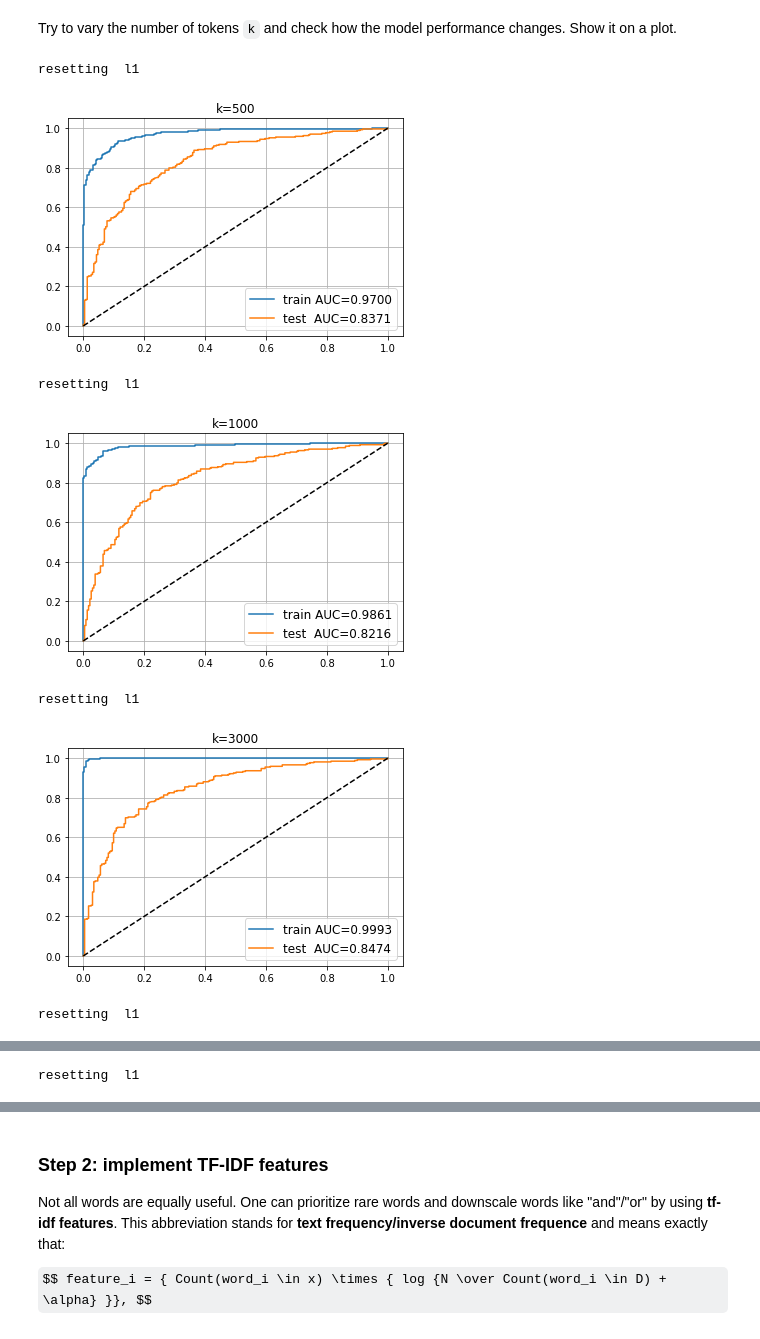
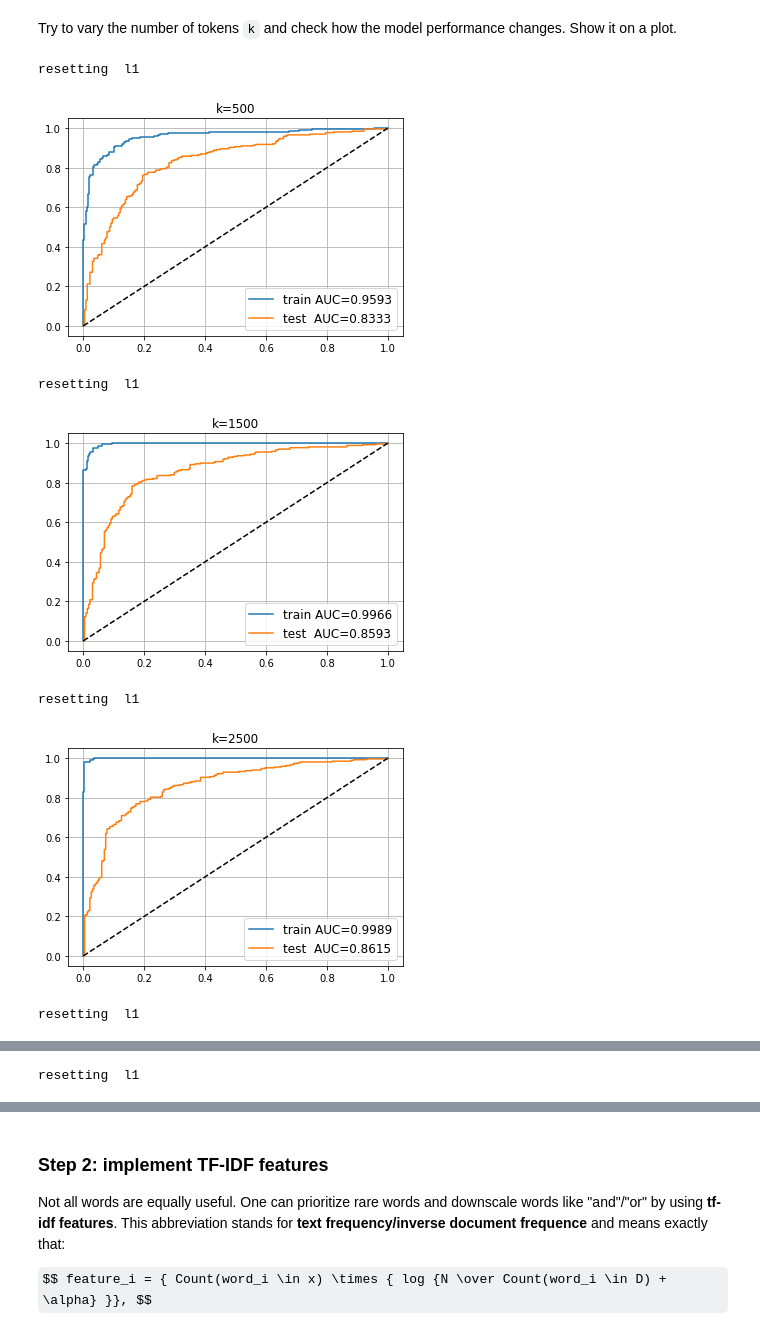
Before and after one commit to SnetkovR/made_nlp_course, a Jupyter notebook: homeworks/homework01_word_vectors/homework01_texts.ipynb, the cells around one changed output, grey strips where cells are left out. Saved outputs shown, nothing was run; the diff lists cells and outputs as text; code cells hidden in the pictures; some formulas as TeX source.

```diff
--- a/homeworks/homework01_word_vectors/homework01_texts.ipynb
+++ b/homeworks/homework01_word_vectors/homework01_texts.ipynb
@@ -102,7 +111,7 @@ print(k)
 # %%
 def text_to_bow(text):
     """ convert text string to an array of token counts. Use bow_vocabulary. """
-    vec = [0 for i in range(k)]
+    vec = np.zeros(k)
     for word in text.split():
         if word in bow_vocabulary:
             vec[bow_vocabulary.index(word)] += 1
@@ -278,15 +287 @@ Sequential(
 )
-# %%
-from sklearn.metrics import roc_auc_score, roc_curve
-
-for name, X, y, model in [
-    ('train', X_train_bow_torch, y_train, model),
-    ('test ', X_test_bow_torch, y_test, model)
-]:
-    proba = model(X).detach().cpu().numpy()[:, 1]
-    auc = roc_auc_score(y, proba)
-    plt.plot(*roc_curve(y, proba)[:2], label='%s AUC=%.4f' % (name, auc))
-
-plt.plot([0, 1], [0, 1], '--', color='black',)
-plt.legend(fontsize='large')
-plt.grid()
@@ -295,7 +294,7 @@ plt.grid()
 # %% [markdown]
 Try to vary the number of tokens `k` and check how the model performance changes. Show it on a plot.
 # %%
-for k in [500, 1000, 3000, 5000, 6000]:
+for k in range(500, 5500, 1000):
     counter = Counter()
     for sentence in texts_train:
         counter.update(sentence.split())
@@ -304,50 +303,42 @@ for k in [500, 1000, 3000, 5000, 6000]:
     X_train_bow = np.stack(list(map(text_to_bow, texts_train)))
     X_test_bow = np.stack(list(map(text_to_bow, texts_test)))
 
     X_train_bow_torch = torch.Tensor(X_train_bow)
     X_test_bow_torch = torch.Tensor(X_test_bow)
     y_train_torch = torch.Tensor(y_train).type(torch.LongTensor)
     y_test_torch = torch.Tensor(y_test).type(torch.LongTensor)
 
     model = nn.Sequential()
     model.add_module(
         'l1',
         nn.Linear(k, 2)
     )
     opt = torch.optim.Adam(model.parameters())
     lr_scheduler = torch.optim.lr_scheduler.StepLR(opt, step_size=5, gamma=0.1)
     loss_function = nn.CrossEntropyLoss()
-
-
     train_model(
         model,
         opt,
         lr_scheduler,
         X_train_bow_torch,
         y_train_torch,
         X_test_bow_torch,
         y_test_torch,
         show_plots=False
     )
-
-    for name, X, y, model in [
-        ('train', X_train_bow_torch, y_train, model),
-        ('test ', X_test_bow_torch, y_test, model)
-    ]:
-        proba = model(X).detach().cpu().numpy()[:, 1]
-        auc = roc_auc_score(y, proba)
-        plt.plot(*roc_curve(y, proba)[:2], label='%s AUC=%.4f' % (name, auc))
-
-    plt.plot([0, 1], [0, 1], '--', color='black',)
-    plt.title(f'k={k}')
-    plt.legend(fontsize='large')
-    plt.grid()
+    plot_roc(
+        model,
+        (X_train_bow_torch, y_train),
+        (X_test_bow_torch, y_test),
+        nn=True,
+        title=f'k={k}'
+    )
     plt.show()
 # %% [output]
 resetting  l1
-[figure, old version]
+[figure, new version]
 resetting  l1
-[figure, old version]
+[figure, new version]
 resetting  l1
-[figure, old version]
+[figure, new version]
 resetting  l1
```
Also changed, not shown: parts of 21 cells of this notebook.
